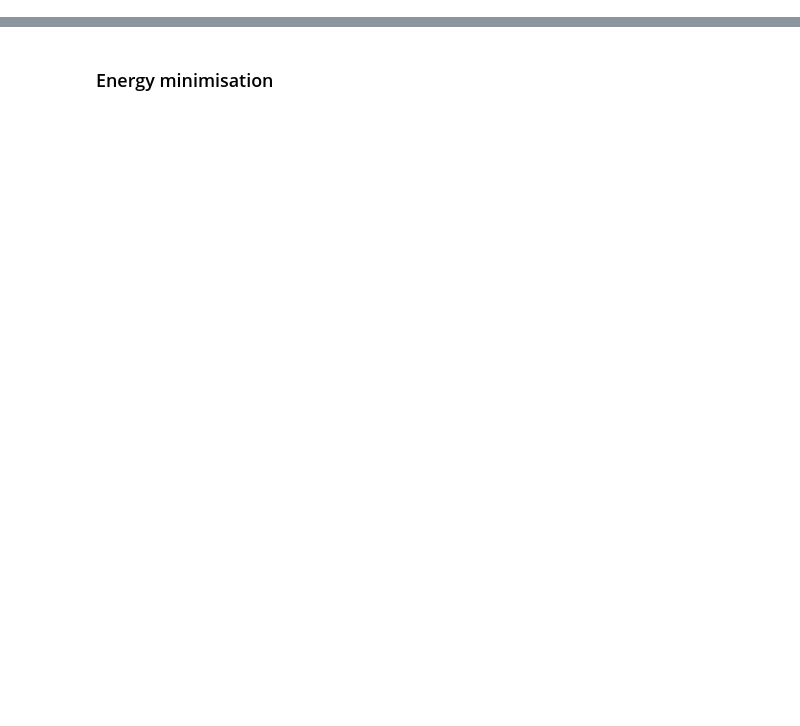
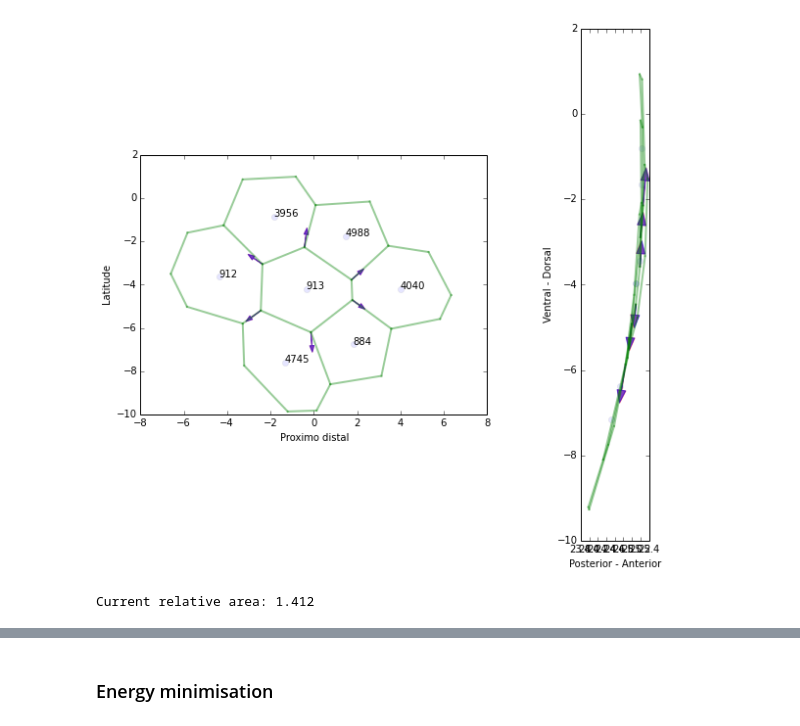
Before and after one commit to glyg/leg-joint, a Jupyter notebook: notebooks/3 - Cell division and type 1 transition.ipynb, the cells around one changed output, grey strips where cells are left out. Saved outputs shown, nothing was run; the diff lists cells and outputs as text; code cells hidden in the pictures; blank space fills up the shorter version.

```diff
--- a/notebooks/3 - Cell division and type 1 transition.ipynb
+++ b/notebooks/3 - Cell division and type 1 transition.ipynb
@@ -167,0 +59,15 @@ Cell 1519 is born
+# %%
+fig, axes=plt.subplots(1, 2, figsize=(10, 8))#, sharey=True)
+
+axes = lj.plot_2pannels(eptm, axes=axes, local=True)
+axes = lj.plot_2pannels_gradients(eptm, axes=axes, scale=10., approx=0)
+axes = lj.plot_2pannels_gradients(eptm, axes=axes, scale=10., approx=1)
+plt.tight_layout()
+# %% [output]
+[figure, added]
+# %%
+pos0, pos1 = lj.find_energy_min(eptm)
+print('Current relative area: %.3f'
+      % (eptm.cells.areas[mother_cell] / area0))
+# %% [output]
+Current relative area: 1.412
```
Also changed, not shown: parts of 39 cells of this notebook, 12 other files.
